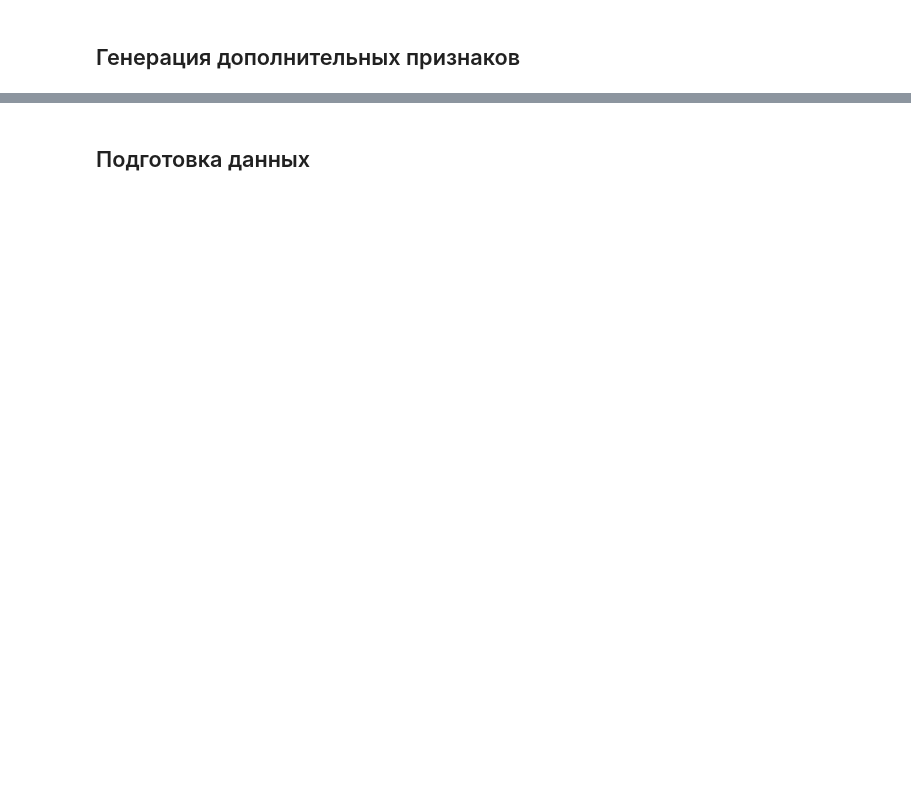
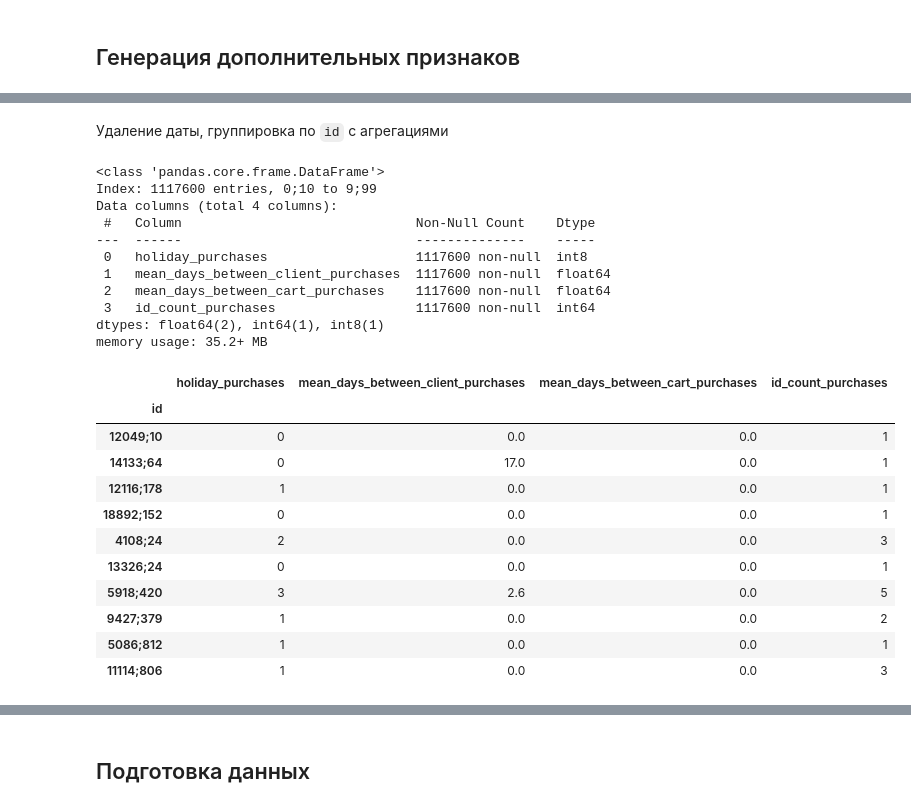
Before and after one commit to denis-42ds/next_order_forecast, a Jupyter notebook: sbermarket-competition.ipynb, the cells around one changed output, grey strips where cells are left out. Drawn from its saved outputs; the diff is of its cells as text; code cells hidden in the pictures; blank space fills up the shorter version.

```diff
--- a/sbermarket-competition.ipynb
+++ b/sbermarket-competition.ipynb
@@ -373,11 +333,2 @@ memory usage: 77.4+ MB
 # %% [markdown]
 ## Генерация дополнительных признаков
-# %%
-# Разделение столбца id на два столбца client_id и cart_id
-df[['client_id', 'cart_id']] = df['id'].str.split(';', expand=True)
-
-# Преобразование типов данных в столбцах client_id и cart_id
-df['client_id'] = df['client_id'].astype(int)
-df['cart_id'] = df['cart_id'].astype(int)
-
-df.sample()
@@ -457,0 +337,8 @@ memory usage: 172.7+ MB
+# %%
+# Сортировка датафрейма по столбцам client_id и order_completed_at
+df.sort_values(by=['user_id', 'order_completed_at'], inplace=True)
+
+# Группировка по client_id и вычисление разницы в днях между покупками
+df['days_between_client_purchases'] = df.groupby('user_id')['order_completed_at'].diff().dt.days
+df['days_between_client_purchases'] = df['days_between_client_purchases'].fillna(0).astype('int64')
+df.head()
@@ -457,0 +382,38 @@ memory usage: 172.7+ MB
+# %% [markdown]
+Удаление даты, группировка по `id` с агрегациями
+# %%
+df = df.drop('order_completed_at', axis=1).groupby('id').agg({
+    'is_holiday': 'sum',
+    'days_between_client_purchases': 'mean',
+    'days_between_cart_purchases': 'mean',
+    'id': 'count'
+}).rename(columns={'id': 'id_count_purchases',
+                   'is_holiday': 'holiday_purchases',
+                   'days_between_client_purchases': 'mean_days_between_client_purchases',
+                   'days_between_cart_purchases': 'mean_days_between_cart_purchases'})
+df.info()
+df.sample(10)
+# %% [output]
+<class 'pandas.core.frame.DataFrame'>
+Index: 1117600 entries, 0;10 to 9;99
+Data columns (total 4 columns):
+ #   Column                              Non-Null Count    Dtype
+---  ------                              --------------    -----
+ 0   holiday_purchases                   1117600 non-null  int8
+ 1   mean_days_between_client_purchases  1117600 non-null  float64
+ 2   mean_days_between_cart_purchases    1117600 non-null  float64
+ 3   id_count_purchases                  1117600 non-null  int64
+dtypes: float64(2), int64(1), int8(1)
+memory usage: 35.2+ MB
+|  | holiday_purchases | mean_days_between_client_purchases | mean_days_between_cart_purchases | id_count_purchases |
+| id |  |  |  |  |
+| 12049;10 | 0 | 0.0 | 0.0 | 1 |
+| 14133;64 | 0 | 17.0 | 0.0 | 1 |
+| 12116;178 | 1 | 0.0 | 0.0 | 1 |
+| 18892;152 | 0 | 0.0 | 0.0 | 1 |
+| 4108;24 | 2 | 0.0 | 0.0 | 3 |
+| 13326;24 | 0 | 0.0 | 0.0 | 1 |
+| 5918;420 | 3 | 2.6 | 0.0 | 5 |
+| 9427;379 | 1 | 0.0 | 0.0 | 2 |
+| 5086;812 | 1 | 0.0 | 0.0 | 1 |
+| 11114;806 | 1 | 0.0 | 0.0 | 3 |
```
Also changed, not shown: parts of 60 cells of this notebook.
